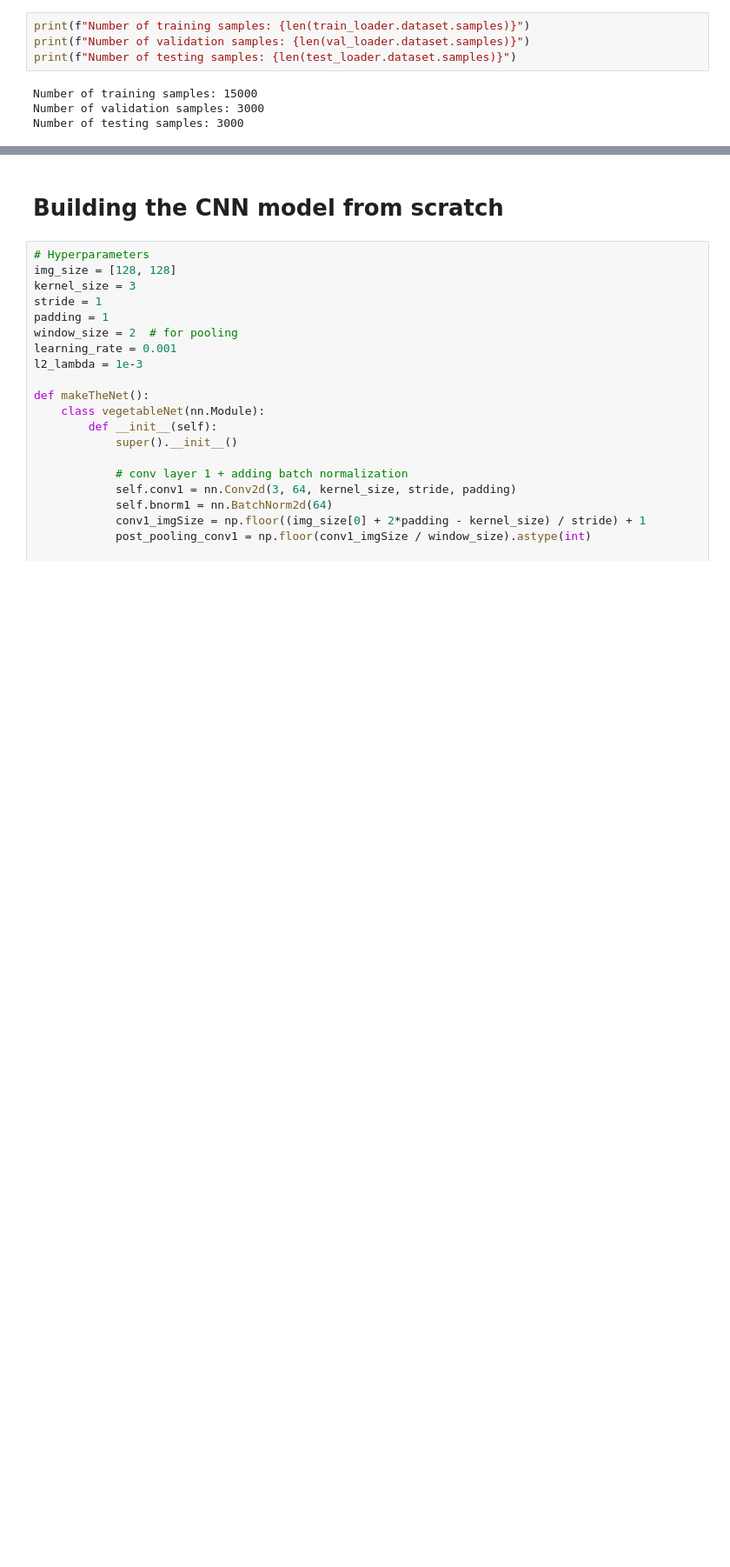
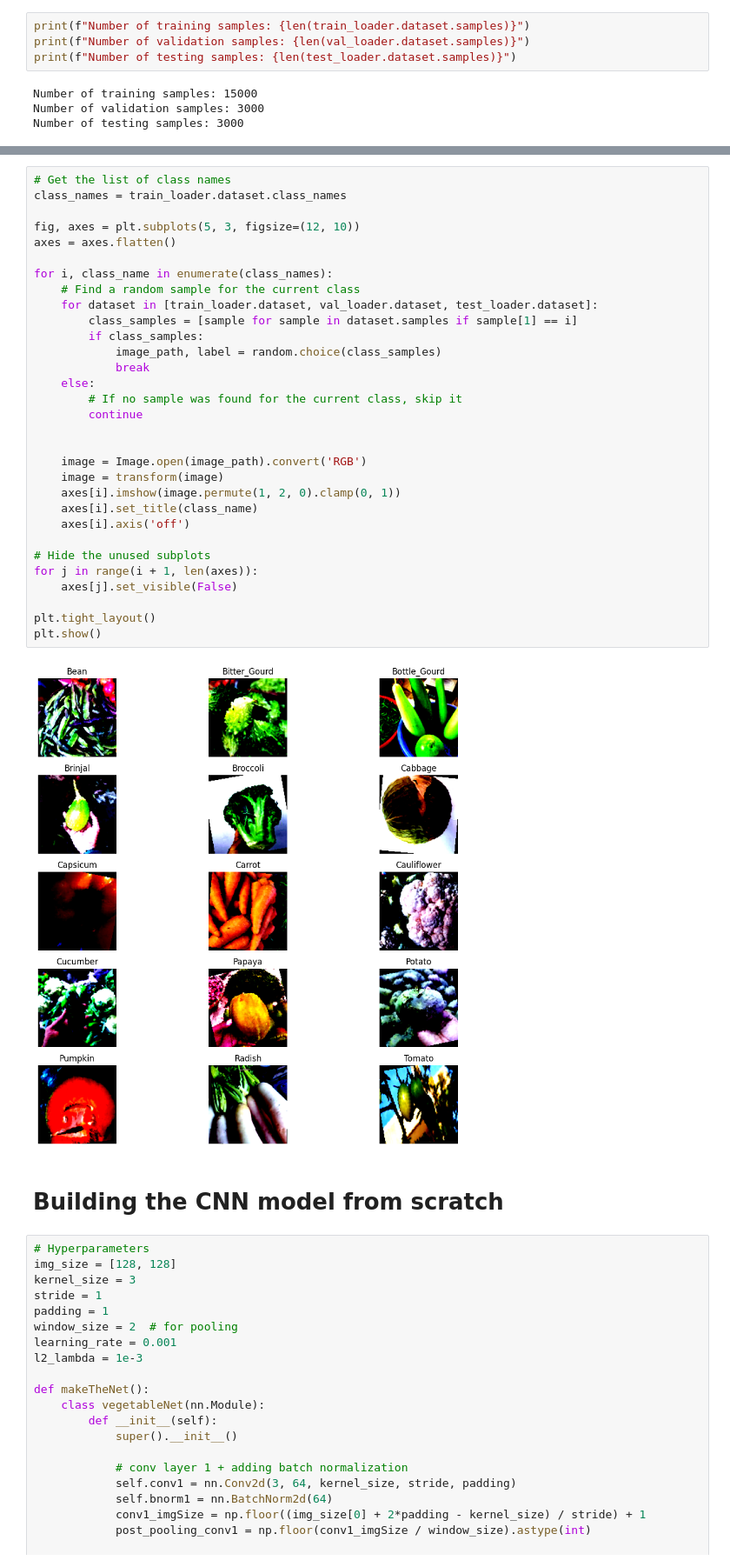
Before and after one commit to SanaD-03-alali/Image-Classification-using-CNN, a Jupyter notebook: vegetable-cnn.ipynb, the cells around one changed output, grey strips where cells are left out. Shown at 87% size. Saved outputs shown, nothing was run; the diff lists cells and outputs as text; blank space fills up the shorter version.

```diff
--- a/vegetable-cnn.ipynb
+++ b/vegetable-cnn.ipynb
@@ -145,3 +145,36 @@ plt.show()
+# %%
+# Get the list of class names
+class_names = train_loader.dataset.class_names
+
+fig, axes = plt.subplots(5, 3, figsize=(12, 10))
+axes = axes.flatten()
+
+for i, class_name in enumerate(class_names):
+    # Find a random sample for the current class
+    for dataset in [train_loader.dataset, val_loader.dataset, test_loader.dataset]:
+        class_samples = [sample for sample in dataset.samples if sample[1] == i]
+        if class_samples:
+            image_path, label = random.choice(class_samples)
+            break
+    else:
+        # If no sample was found for the current class, skip it
+        continue
+
+
+    image = Image.open(image_path).convert('RGB')
+    image = transform(image)
+    axes[i].imshow(image.permute(1, 2, 0).clamp(0, 1))
+    axes[i].set_title(class_name)
+    axes[i].axis('off')
+
+# Hide the unused subplots
+for j in range(i + 1, len(axes)):
+    axes[j].set_visible(False)
+
+plt.tight_layout()
+plt.show()
+# %% [output]
+[figure, added]
 # %% [markdown]
 # Building the CNN model from scratch
 # %%
```
Also changed, not shown: parts of 1 cell of this notebook.
